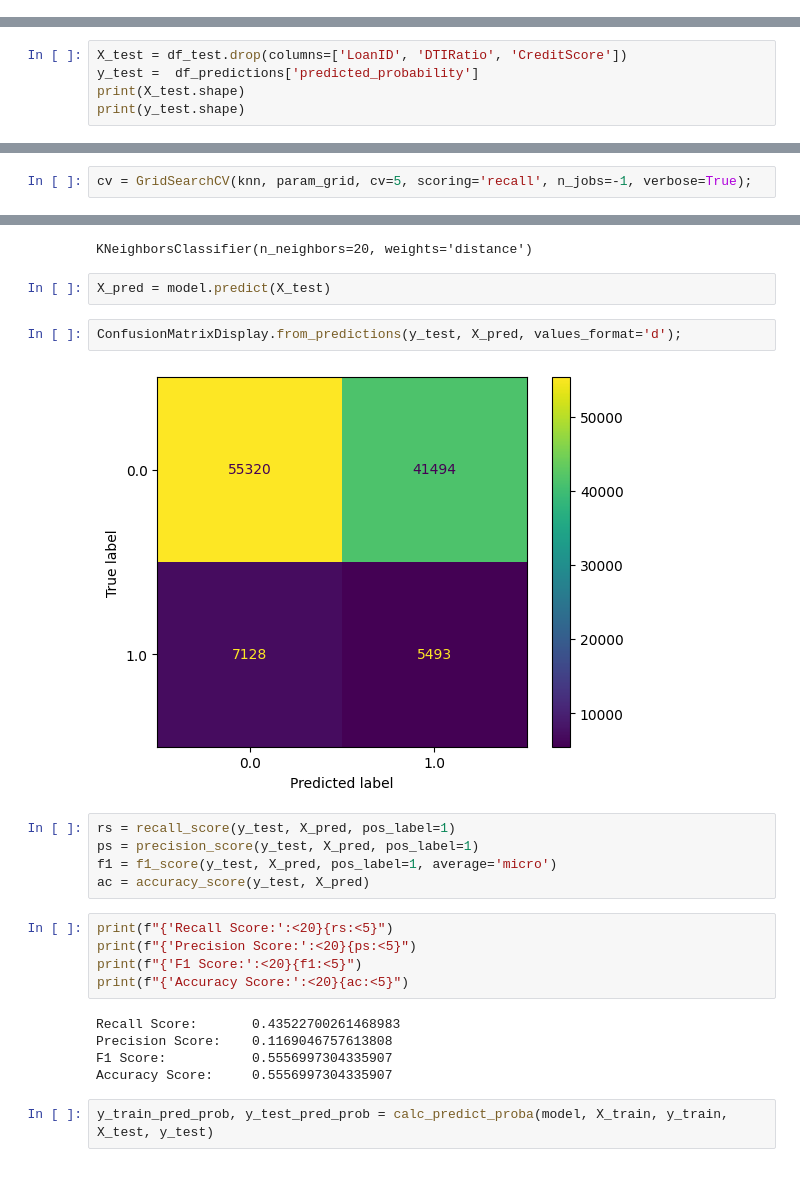
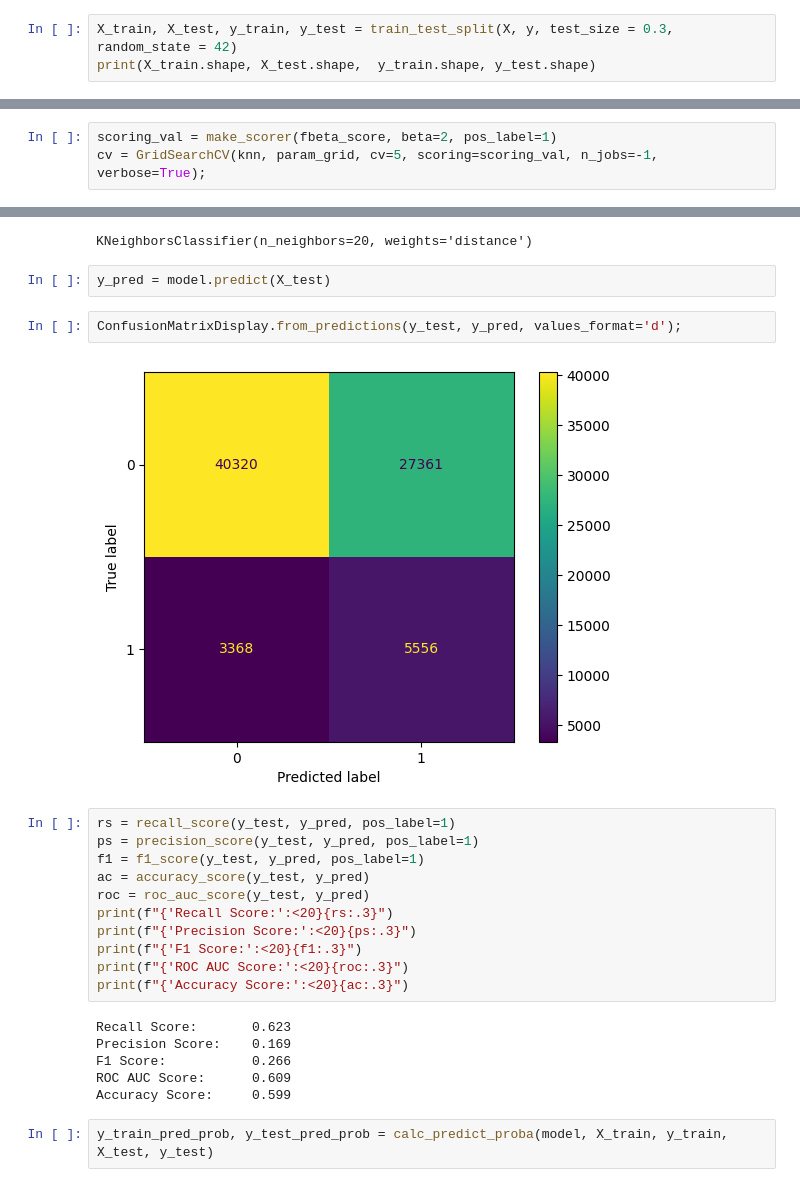
Before and after one commit to chintan17282/LoanGuard_AI, a Jupyter notebook: 03_KNN-UnderSampling.ipynb, the cells around one changed output, grey strips where cells are left out. Cells and saved outputs as stored; diff of their text form.

```diff
--- a/03_KNN-UnderSampling.ipynb
+++ b/03_KNN-UnderSampling.ipynb
@@ -44,0 +39,3 @@ print(y_train.shape)
+# %%
+X_train, X_test, y_train, y_test = train_test_split(X, y, test_size = 0.3, random_state = 42)
+print(X_train.shape, X_test.shape,  y_train.shape, y_test.shape)
@@ -82,5 +74,0 @@ df_predictions.shape
-# %%
-X_test = df_test.drop(columns=['LoanID', 'DTIRatio', 'CreditScore'])
-y_test =  df_predictions['predicted_probability']
-print(X_test.shape)
-print(y_test.shape)
@@ -137,7 +121,8 @@ param_grid = {
     'weights': ['uniform', 'distance']
 }
 # %%
-cv = GridSearchCV(knn, param_grid, cv=5, scoring='recall', n_jobs=-1, verbose=True);
+scoring_val = make_scorer(fbeta_score, beta=2, pos_label=1)
+cv = GridSearchCV(knn, param_grid, cv=5, scoring=scoring_val, n_jobs=-1, verbose=True);
 # %%
 cv.fit(X_train, y_train)
 # %% [output]
@@ -158,26 +144,28 @@ model
 # %% [output]
 KNeighborsClassifier(n_neighbors=20, weights='distance')
 # %%
-X_pred = model.predict(X_test)
+y_pred = model.predict(X_test)
 # %%
-ConfusionMatrixDisplay.from_predictions(y_test, X_pred, values_format='d');
+ConfusionMatrixDisplay.from_predictions(y_test, y_pred, values_format='d');
 # %% [output]
-[figure, old version]
+[figure, new version]
-# %%
-rs = recall_score(y_test, X_pred, pos_label=1)
-ps = precision_score(y_test, X_pred, pos_label=1)
-f1 = f1_score(y_test, X_pred, pos_label=1, average='micro')
-ac = accuracy_score(y_test, X_pred)
 # %%
-print(f"{'Recall Score:':<20}{rs:<5}")
-print(f"{'Precision Score:':<20}{ps:<5}")
-print(f"{'F1 Score:':<20}{f1:<5}")
-print(f"{'Accuracy Score:':<20}{ac:<5}")
+rs = recall_score(y_test, y_pred, pos_label=1)
+ps = precision_score(y_test, y_pred, pos_label=1)
+f1 = f1_score(y_test, y_pred, pos_label=1)
+ac = accuracy_score(y_test, y_pred)
+roc = roc_auc_score(y_test, y_pred)
+print(f"{'Recall Score:':<20}{rs:.3}")
+print(f"{'Precision Score:':<20}{ps:.3}")
+print(f"{'F1 Score:':<20}{f1:.3}")
+print(f"{'ROC AUC Score:':<20}{roc:.3}")
+print(f"{'Accuracy Score:':<20}{ac:.3}")
 # %% [output]
-Recall Score:       0.43522700261468983
-Precision Score:    0.1169046757613808
-F1 Score:           0.5556997304335907
-Accuracy Score:     0.5556997304335907
+Recall Score:       0.623
+Precision Score:    0.169
+F1 Score:           0.266
+ROC AUC Score:      0.609
+Accuracy Score:     0.599
 # %%
 y_train_pred_prob, y_test_pred_prob = calc_predict_proba(model, X_train, y_train, X_test, y_test)
 # %%
```
Also changed, not shown: parts of 14 cells of this notebook, 50 other files.
